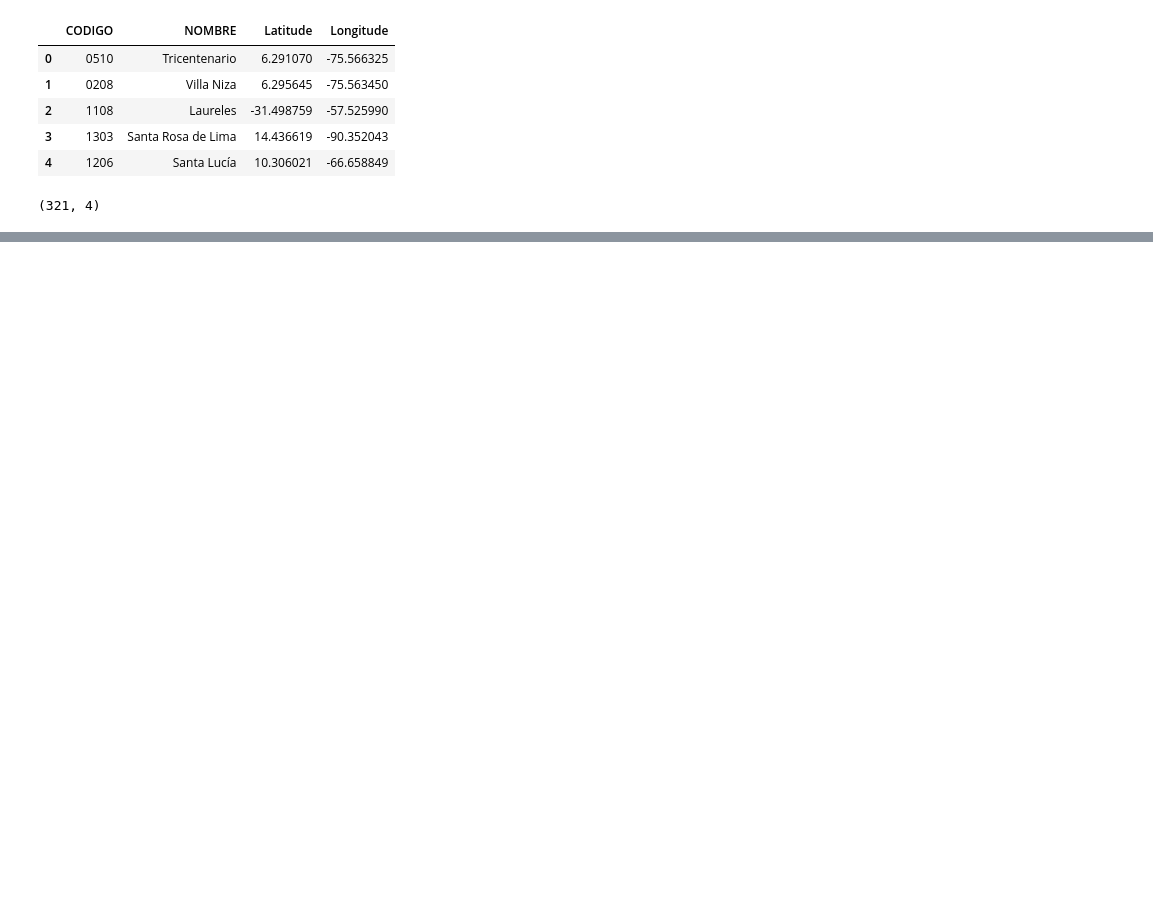
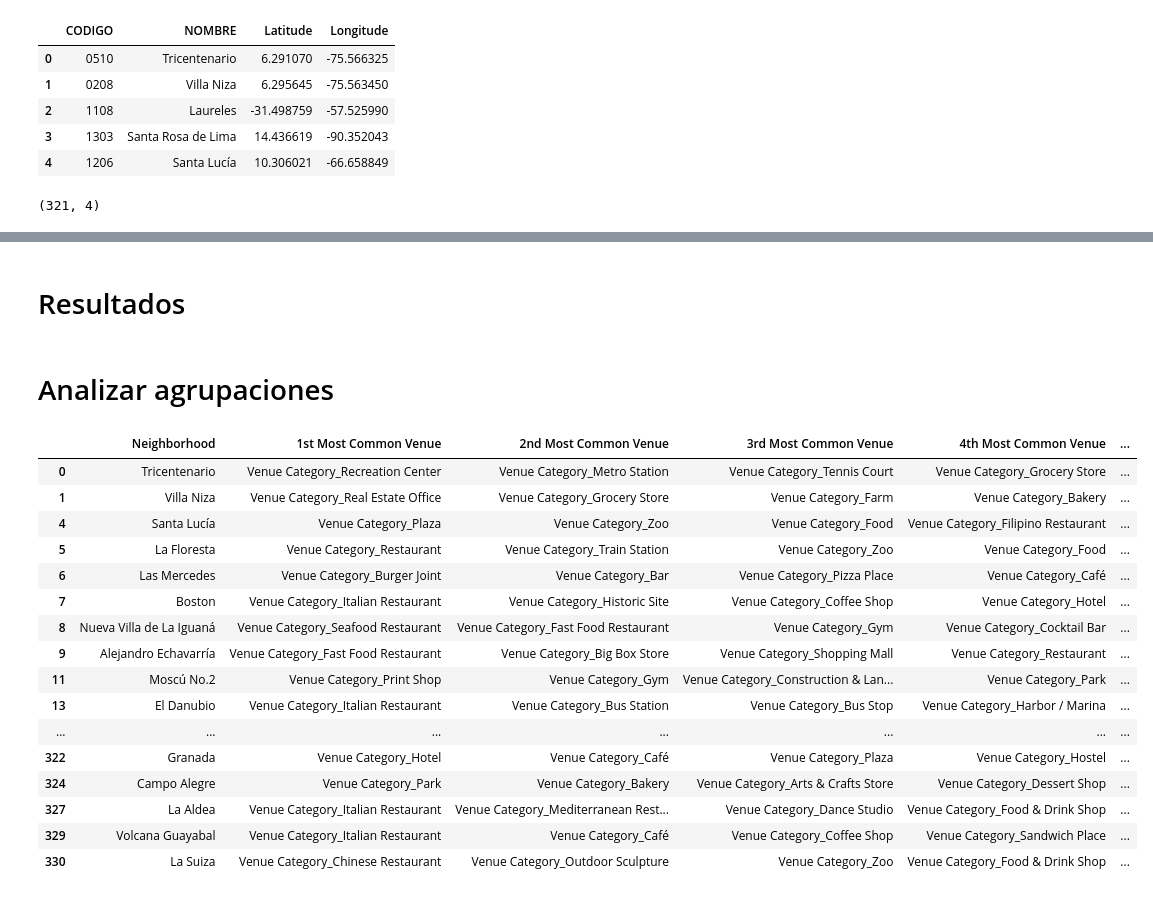
Before and after one commit to Sergioc2020/Coursera_Capstone, a Jupyter notebook: ProyectoCapstoneFinal.ipynb, the cells around one changed output, grey strips where cells are left out. Cells and saved outputs as stored; diff of their text form; code cells hidden in the pictures; blank space fills up the shorter version.

```diff
--- a/ProyectoCapstoneFinal.ipynb
+++ b/ProyectoCapstoneFinal.ipynb
@@ -132,0 +505,9 @@ df.shape
+# %%
+# establecer el número de agrupaciones
+kclusters = 5
+
+# ejecutar k-means
+kmeans = KMeans(n_clusters=kclusters, random_state=0).fit(medellin_grouped_clustering)
+
+# revisar las etiquetas de las agrupaciones generadas para cada fila del dataframe
+kmeans.labels_[0:10]
@@ -132,0 +518,10 @@ df.shape
+# %%
+# añadir etiquetas
+neighborhoods_venues_sorted.insert(0, 'Cluster Labels', kmeans.labels_)
+# %%
+medellin_merged = df
+
+# juntar manhattan_grouped con manhattan_data
+medellin_merged = medellin_merged.join(neighborhoods_venues_sorted.set_index('Neighborhood'), on='Neighborhood')
+
+medellin_merged.head() # revisar las ultimas columnas
@@ -132,0 +543,2 @@ df.shape
+# %%
+medellin_merged['Cluster Labels'] = medellin_merged['Cluster Labels'].astype('int')
@@ -132,0 +607,25 @@ df.shape
+# %% [markdown]
+# Resultados<a id="6"></a>
+# %% [markdown]
+# Analizar agrupaciones
+# %%
+# Agrupacion 1
+medellin_merged.loc[medellin_merged['Cluster Labels'] == 0, medellin_merged.columns[[1] + list(range(5, medellin_merged.shape[1]))]]
+# %% [output]
+|  | Neighborhood | 1st Most Common Venue | 2nd Most Common Venue | 3rd Most Common Venue | 4th Most Common Venue | ... |
+| 0 | Tricentenario | Venue Category_Recreation Center | Venue Category_Metro Station | Venue Category_Tennis Court | Venue Category_Grocery Store | ... |
+| 1 | Villa Niza | Venue Category_Real Estate Office | Venue Category_Grocery Store | Venue Category_Farm | Venue Category_Bakery | ... |
+| 4 | Santa Lucía | Venue Category_Plaza | Venue Category_Zoo | Venue Category_Food | Venue Category_Filipino Restaurant | ... |
+| 5 | La Floresta | Venue Category_Restaurant | Venue Category_Train Station | Venue Category_Zoo | Venue Category_Food | ... |
+| 6 | Las Mercedes | Venue Category_Burger Joint | Venue Category_Bar | Venue Category_Pizza Place | Venue Category_Café | ... |
+| 7 | Boston | Venue Category_Italian Restaurant | Venue Category_Historic Site | Venue Category_Coffee Shop | Venue Category_Hotel | ... |
+| 8 | Nueva Villa de La Iguaná | Venue Category_Seafood Restaurant | Venue Category_Fast Food Restaurant | Venue Category_Gym | Venue Category_Cocktail Bar | ... |
+| 9 | Alejandro Echavarría | Venue Category_Fast Food Restaurant | Venue Category_Big Box Store | Venue Category_Shopping Mall | Venue Category_Restaurant | ... |
+| 11 | Moscú No.2 | Venue Category_Print Shop | Venue Category_Gym | Venue Category_Construction & Lan... | Venue Category_Park | ... |
+| 13 | El Danubio | Venue Category_Italian Restaurant | Venue Category_Bus Station | Venue Category_Bus Stop | Venue Category_Harbor / Marina | ... |
+| ... | ... | ... | ... | ... | ... | ... |
+| 322 | Granada | Venue Category_Hotel | Venue Category_Café | Venue Category_Plaza | Venue Category_Hostel | ... |
+| 324 | Campo Alegre | Venue Category_Park | Venue Category_Bakery | Venue Category_Arts & Crafts Store | Venue Category_Dessert Shop | ... |
+| 327 | La Aldea | Venue Category_Italian Restaurant | Venue Category_Mediterranean Rest... | Venue Category_Dance Studio | Venue Category_Food & Drink Shop | ... |
+| 329 | Volcana Guayabal | Venue Category_Italian Restaurant | Venue Category_Café | Venue Category_Coffee Shop | Venue Category_Sandwich Place | ... |
+| 330 | La Suiza | Venue Category_Chinese Restaurant | Venue Category_Outdoor Sculpture | Venue Category_Zoo | Venue Category_Food & Drink Shop | ... |
```
Also changed, not shown: parts of 66 cells of this notebook.
